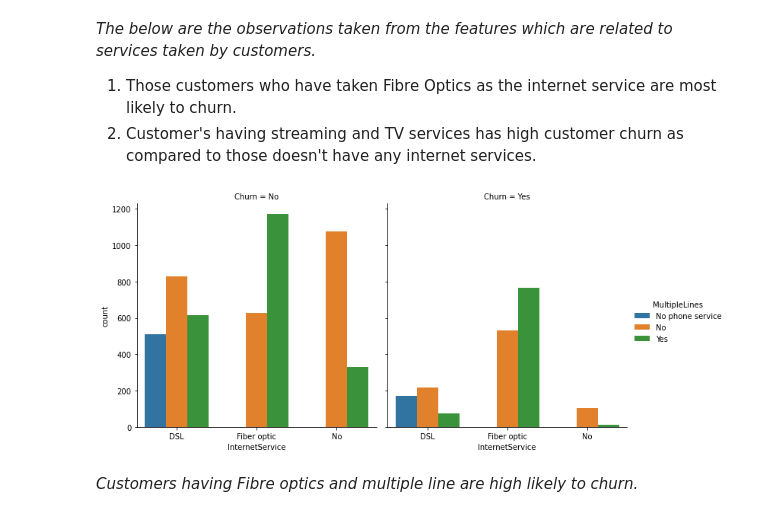
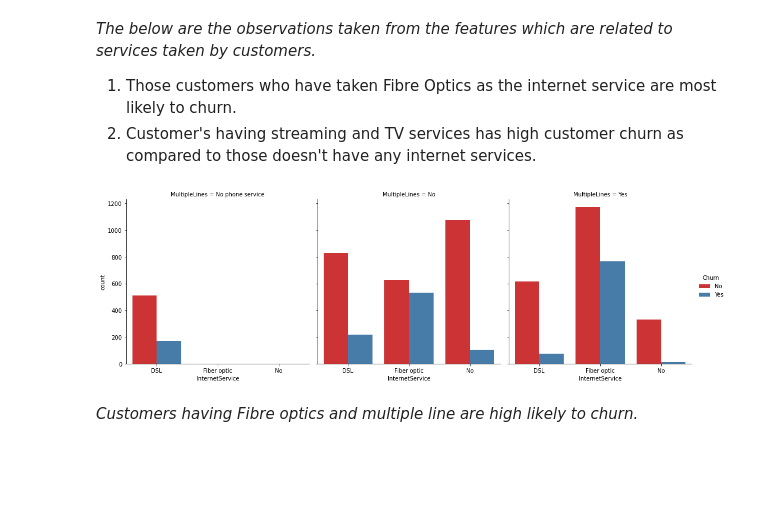
Before and after one commit to SravaniRVS/DATA-606, a Jupyter notebook: Team_Teleco_Force.ipynb, the cells around one changed output. Drawn from its saved outputs; the diff is of its cells as text; code cells hidden in the pictures; blank space fills up the shorter version.

```diff
--- a/Team_Teleco_Force.ipynb
+++ b/Team_Teleco_Force.ipynb
@@ -486,12 +468,12 @@ for i, col in enumerate(features):
 
 1. Those customers who have taken Fibre Optics as the internet service are most likely to churn.
 2. Customer's having streaming and TV services has high customer churn as compared to those doesn't have any internet services.
-# %%
-# Multivariate Analysis
-sns.catplot(x='InternetService', hue='MultipleLines', col='Churn', data=data, kind='count')
-plt.show()
-# %% [output]
-[figure, removed]
+# %%
+# Multivariate Analysis
+sns.catplot(x='InternetService', hue='Churn', col='MultipleLines', data=data, kind='count',palette = 'Set1')
+plt.show()
+# %% [output]
+[figure, added]
 # %% [markdown]
 *Customers having Fibre optics and multiple line are high likely to churn.*
 # %% [markdown]
```
Also changed, not shown: parts of 8 cells of this notebook.
